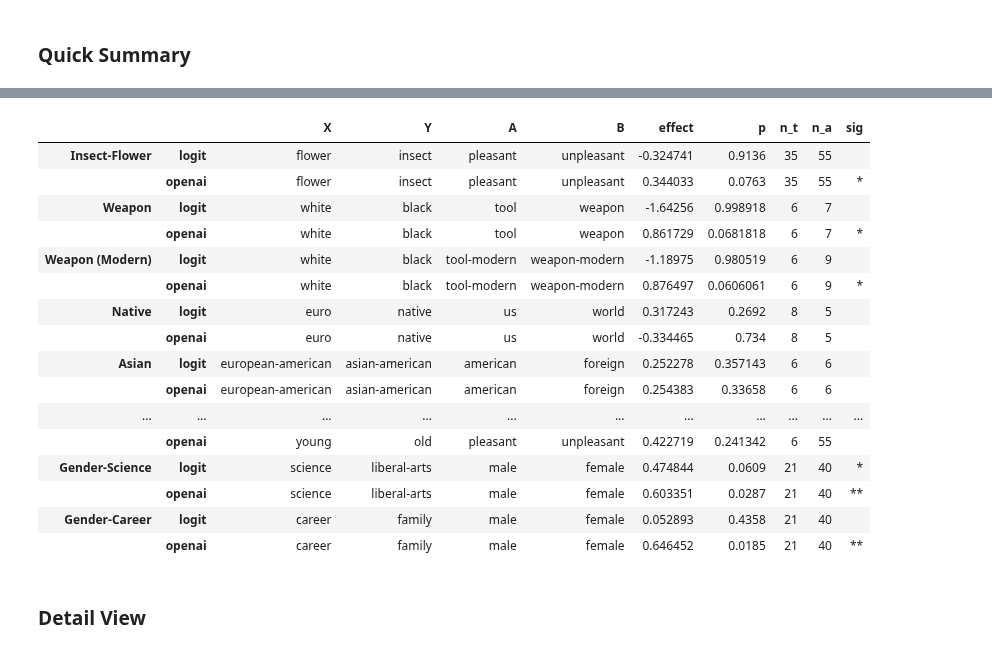
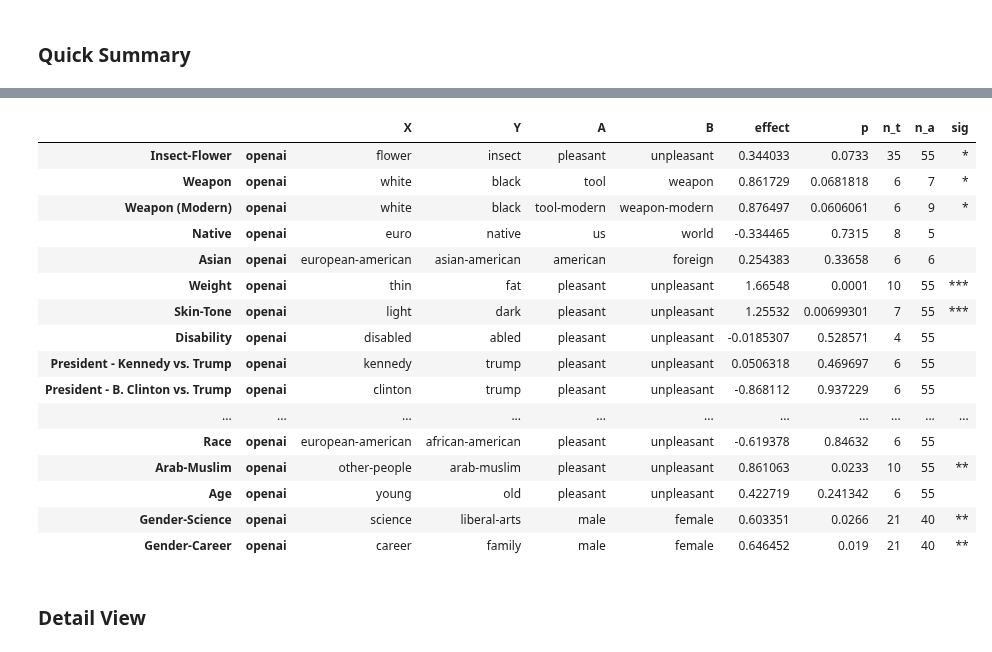
Before and after one commit to ryansteed/ieat, a Jupyter notebook: notebooks/experiments.ipynb, the cells around one changed output, grey strips where cells are left out. Drawn from its saved outputs; the diff is of its cells as text; code cells hidden in the pictures.

```diff
--- a/notebooks/experiments.ipynb
+++ b/notebooks/experiments.ipynb
@@ -91,31 +92,31 @@ results = test_all(
 # %%
 import pandas as pd
 
 results_df = pd.DataFrame(results).transpose()
 results_df.columns = ["X", "Y", "A", "B", "effect", "p", "n_t", "n_a"]
 for c in results_df.columns[:4]:
     results_df[c] = results_df[c].str.split("/").str[-1]
 results_df["sig"] = ""
 for l in [0.10, 0.05, 0.01]:
     results_df.sig[results_df.p < l] += "*"
-# results_df[results_df.index.get_level_values(1) == "openai"]
-results_df
+results_df[results_df.index.get_level_values(1) == "openai"]
+# results_df
 # %% [output]
 |  |  | X | Y | A | B | effect | p | n_t | n_a | sig |
-| Insect-Flower | logit | flower | insect | pleasant | unpleasant | -0.324741 | 0.9136 | 35 | 55 |  |
-|  | openai | flower | insect | pleasant | unpleasant | 0.344033 | 0.0763 | 35 | 55 | * |
-| Weapon | logit | white | black | tool | weapon | -1.64256 | 0.998918 | 6 | 7 |  |
-|  | openai | white | black | tool | weapon | 0.861729 | 0.0681818 | 6 | 7 | * |
-| Weapon (Modern) | logit | white | black | tool-modern | weapon-modern | -1.18975 | 0.980519 | 6 | 9 |  |
-|  | openai | white | black | tool-modern | weapon-modern | 0.876497 | 0.0606061 | 6 | 9 | * |
-| Native | logit | euro | native | us | world | 0.317243 | 0.2692 | 8 | 5 |  |
-|  | openai | euro | native | us | world | -0.334465 | 0.734 | 8 | 5 |  |
-| Asian | logit | european-american | asian-american | american | foreign | 0.252278 | 0.357143 | 6 | 6 |  |
-|  | openai | european-american | asian-american | american | foreign | 0.254383 | 0.33658 | 6 | 6 |  |
+| Insect-Flower | openai | flower | insect | pleasant | unpleasant | 0.344033 | 0.0733 | 35 | 55 | * |
+| Weapon | openai | white | black | tool | weapon | 0.861729 | 0.0681818 | 6 | 7 | * |
+| Weapon (Modern) | openai | white | black | tool-modern | weapon-modern | 0.876497 | 0.0606061 | 6 | 9 | * |
+| Native | openai | euro | native | us | world | -0.334465 | 0.7315 | 8 | 5 |  |
+| Asian | openai | european-american | asian-american | american | foreign | 0.254383 | 0.33658 | 6 | 6 |  |
+| Weight | openai | thin | fat | pleasant | unpleasant | 1.66548 | 0.0001 | 10 | 55 | *** |
+| Skin-Tone | openai | light | dark | pleasant | unpleasant | 1.25532 | 0.00699301 | 7 | 55 | *** |
+| Disability | openai | disabled | abled | pleasant | unpleasant | -0.0185307 | 0.528571 | 4 | 55 |  |
+| President - Kennedy vs. Trump | openai | kennedy | trump | pleasant | unpleasant | 0.0506318 | 0.469697 | 6 | 55 |  |
+| President - B. Clinton vs. Trump | openai | clinton | trump | pleasant | unpleasant | -0.868112 | 0.937229 | 6 | 55 |  |
 | ... | ... | ... | ... | ... | ... | ... | ... | ... | ... | ... |
-|  | openai | young | old | pleasant | unpleasant | 0.422719 | 0.241342 | 6 | 55 |  |
-| Gender-Science | logit | science | liberal-arts | male | female | 0.474844 | 0.0609 | 21 | 40 | * |
-|  | openai | science | liberal-arts | male | female | 0.603351 | 0.0287 | 21 | 40 | ** |
-| Gender-Career | logit | career | family | male | female | 0.052893 | 0.4358 | 21 | 40 |  |
-|  | openai | career | family | male | female | 0.646452 | 0.0185 | 21 | 40 | ** |
+| Race | openai | european-american | african-american | pleasant | unpleasant | -0.619378 | 0.84632 | 6 | 55 |  |
+| Arab-Muslim | openai | other-people | arab-muslim | pleasant | unpleasant | 0.861063 | 0.0233 | 10 | 55 | ** |
+| Age | openai | young | old | pleasant | unpleasant | 0.422719 | 0.241342 | 6 | 55 |  |
+| Gender-Science | openai | science | liberal-arts | male | female | 0.603351 | 0.0266 | 21 | 40 | ** |
+| Gender-Career | openai | career | family | male | female | 0.646452 | 0.019 | 21 | 40 | ** |
 # %%
```
Also changed, not shown: parts of 2 cells of this notebook, 4 other files.
